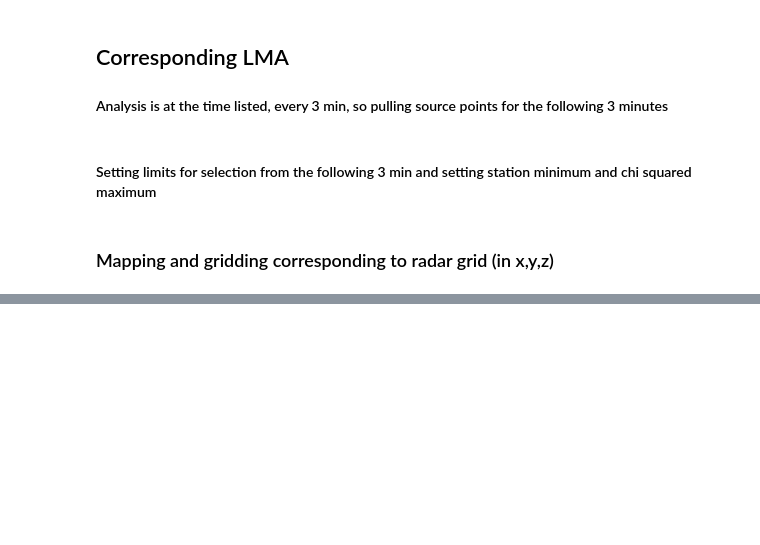
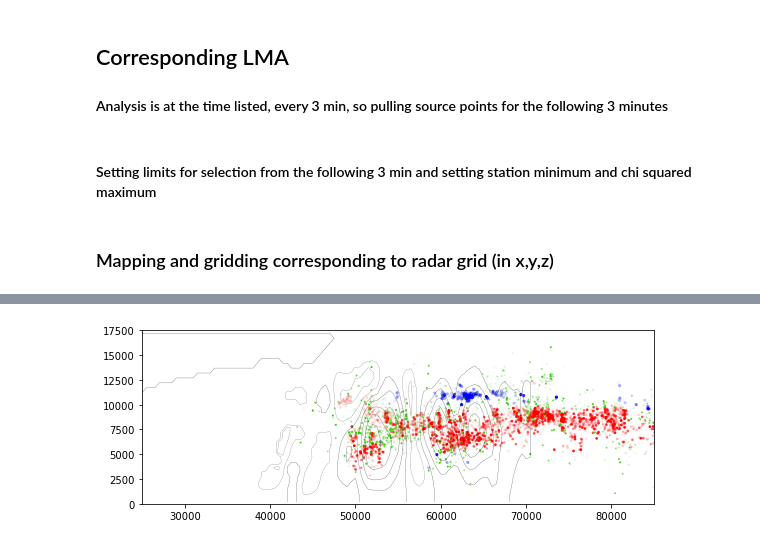
Before and after one commit to vbalderdash/varout_data, a Jupyter notebook: readout.ipynb, the cells around one changed output, grey strips where cells are left out. Drawn from its saved outputs; the diff is of its cells as text; code cells hidden in the pictures; blank space fills up the shorter version.

```diff
--- a/readout.ipynb
+++ b/readout.ipynb
@@ -86,0 +89,23 @@ plt.colorbar()
+# %%
+plt.figure(figsize=(8,3))
+
+dist = np.abs(nys-gridcell*dataf.dx)
+# alpha = 100./dist
+# alpha[alpha>1] = 1
+# alpha[alpha<0.05] = 0
+alpha = np.exp(-dist/400.)
+
+
+plt.contour(rx[:,gridcell,:],rz[:,gridcell,:],w[:,gridcell,:],colors='k',linewidths=0.2)
+c = np.asarray([(0,0,1,a) for a in alpha])[negs]
+plt.scatter(nxs[negs],nzs[negs],color=c,edgecolors=c,s=5)
+c = np.asarray([(1,0,0,a) for a in alpha])[poss]
+plt.scatter(nxs[poss],nzs[poss],color=c,edgecolors=c,s=3)
+c = np.asarray([(0.2,0.8,0,a) for a in alpha])[unas]
+plt.scatter(nxs[unas],nzs[unas],color=c,edgecolors=c,s=1)
+
+plt.xlim(50*dataf.dx,170*dataf.dx)
+plt.ylim(0,17500)
+plt.tight_layout()
+# %% [output]
+[figure, added]
```
Also changed, not shown: parts of 9 cells of this notebook.
